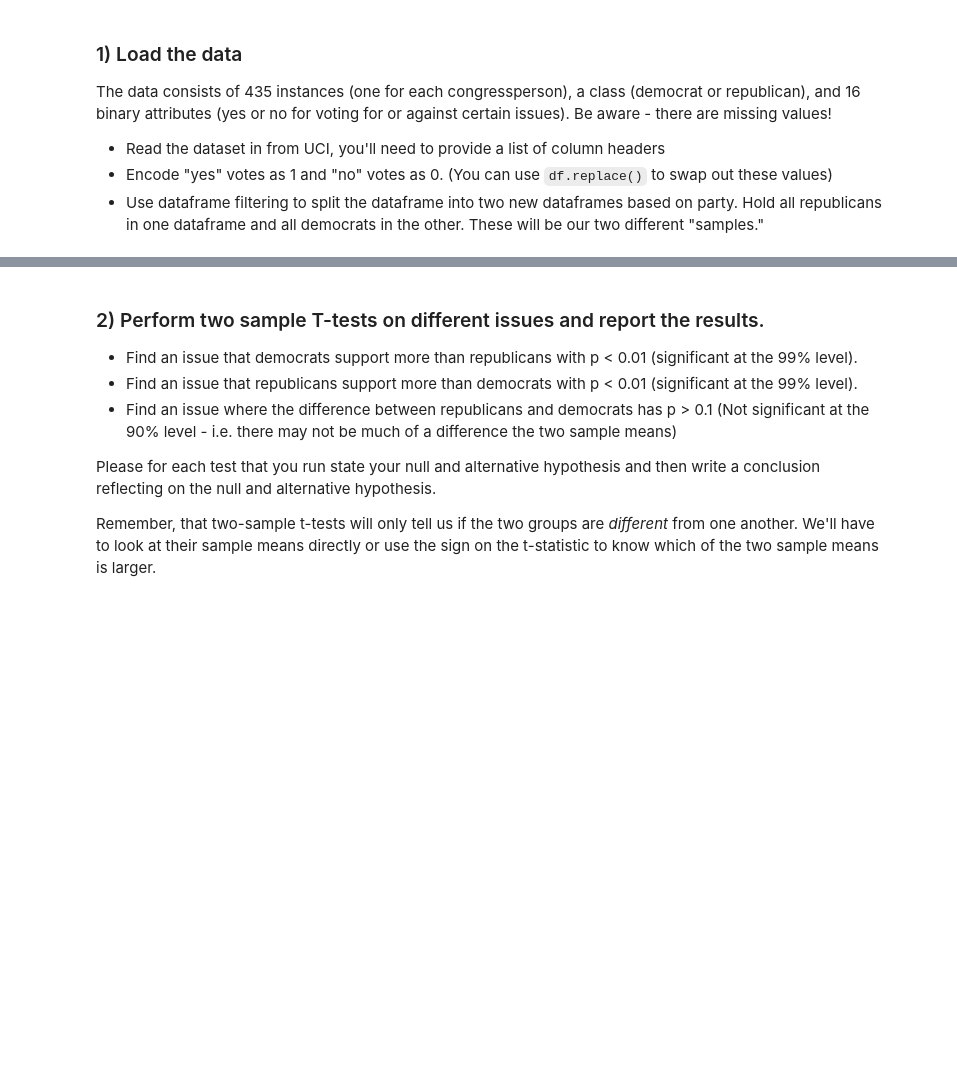
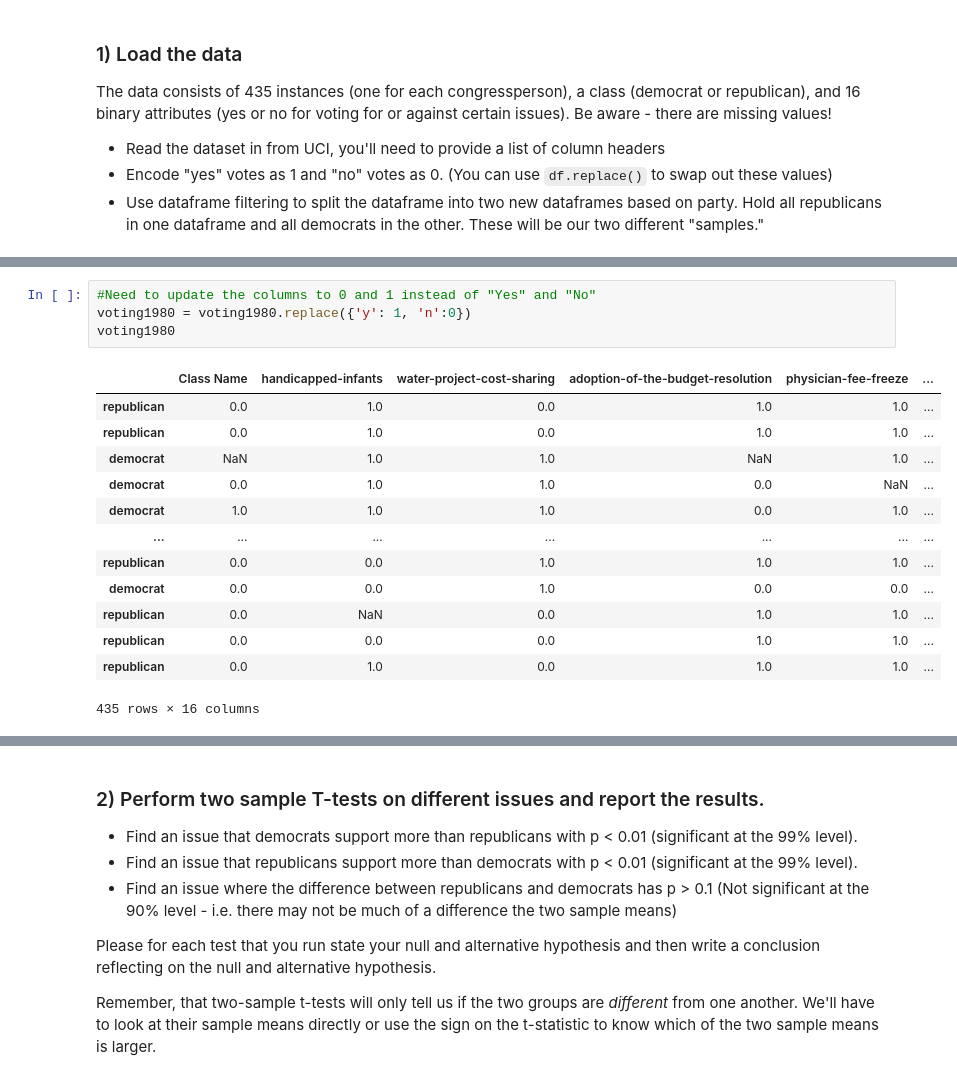
Before and after one commit to yestrella14/DS-Unit-1-Sprint-2-Statistics, a Jupyter notebook: LS_DS_121_Statistics_Probability_Assignment.ipynb, the cells around one changed output, grey strips where cells are left out. Cells and saved outputs as stored; diff of their text form; blank space fills up the shorter version.

```diff
--- a/LS_DS_121_Statistics_Probability_Assignment.ipynb
+++ b/LS_DS_121_Statistics_Probability_Assignment.ipynb
@@ -146,0 +179,18 @@ The data consists of 435 instances (one for each congressperson), a class (democ
+# %%
+#Need to update the columns to 0 and 1 instead of "Yes" and "No"
+voting1980 = voting1980.replace({'y': 1, 'n':0})
+voting1980
+# %% [output]
+|  | Class Name | handicapped-infants | water-project-cost-sharing | adoption-of-the-budget-resolution | physician-fee-freeze | ... |
+| republican | 0.0 | 1.0 | 0.0 | 1.0 | 1.0 | ... |
+| republican | 0.0 | 1.0 | 0.0 | 1.0 | 1.0 | ... |
+| democrat | NaN | 1.0 | 1.0 | NaN | 1.0 | ... |
+| democrat | 0.0 | 1.0 | 1.0 | 0.0 | NaN | ... |
+| democrat | 1.0 | 1.0 | 1.0 | 0.0 | 1.0 | ... |
+| ... | ... | ... | ... | ... | ... | ... |
+| republican | 0.0 | 0.0 | 1.0 | 1.0 | 1.0 | ... |
+| democrat | 0.0 | 0.0 | 1.0 | 0.0 | 0.0 | ... |
+| republican | 0.0 | NaN | 0.0 | 1.0 | 1.0 | ... |
+| republican | 0.0 | 0.0 | 0.0 | 1.0 | 1.0 | ... |
+| republican | 0.0 | 1.0 | 0.0 | 1.0 | 1.0 | ... |
+435 rows × 16 columns
```
Also changed, not shown: parts of 11 cells of this notebook.
